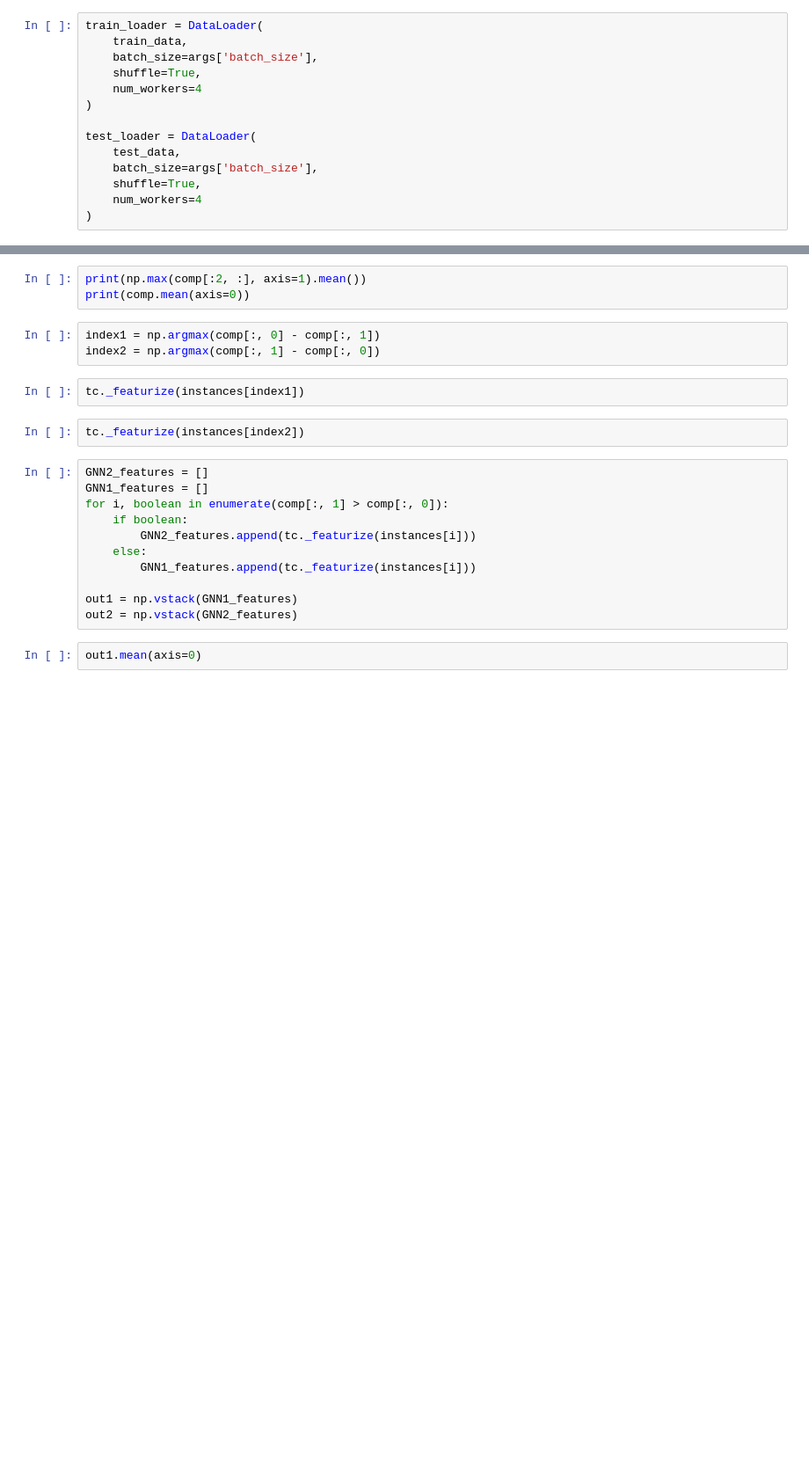
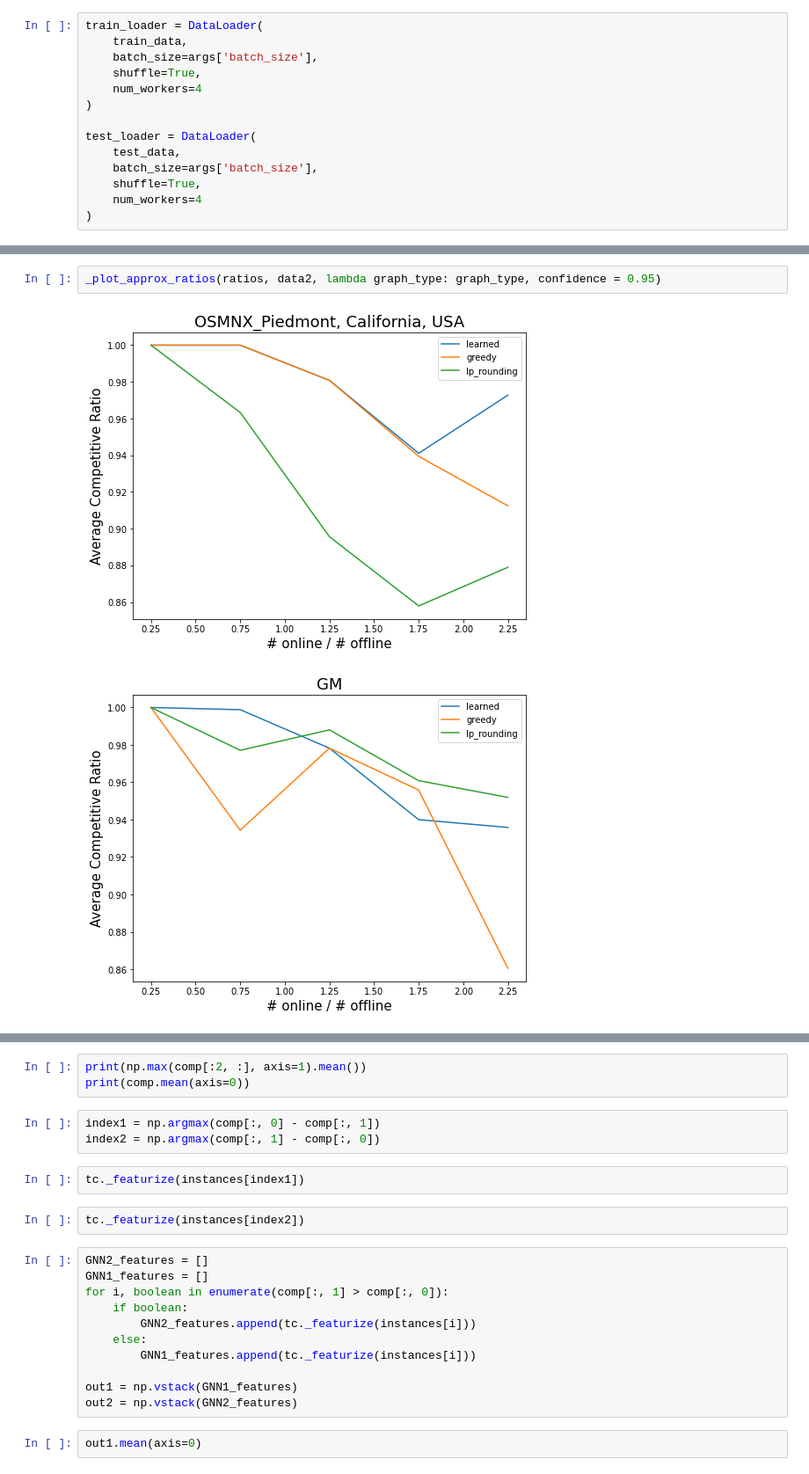
Before and after one commit to anders-wikum/GNN-OBM, a Jupyter notebook: notebooks/meta_learner.ipynb, the cells around one changed output, grey strips where cells are left out. Shown at 88% size. Drawn from its saved outputs; the diff is of its cells as text; blank space fills up the shorter version.

```diff
--- a/notebooks/meta_learner.ipynb
+++ b/notebooks/meta_learner.ipynb
@@ -466,0 +730,5 @@ comp[:10]
+# %%
+_plot_approx_ratios(ratios, data2, lambda graph_type: graph_type, confidence = 0.95)
+# %% [output]
+[figure, added]
+[figure, added]
```
Also changed, not shown: parts of 24 cells of this notebook, 22 other files.
